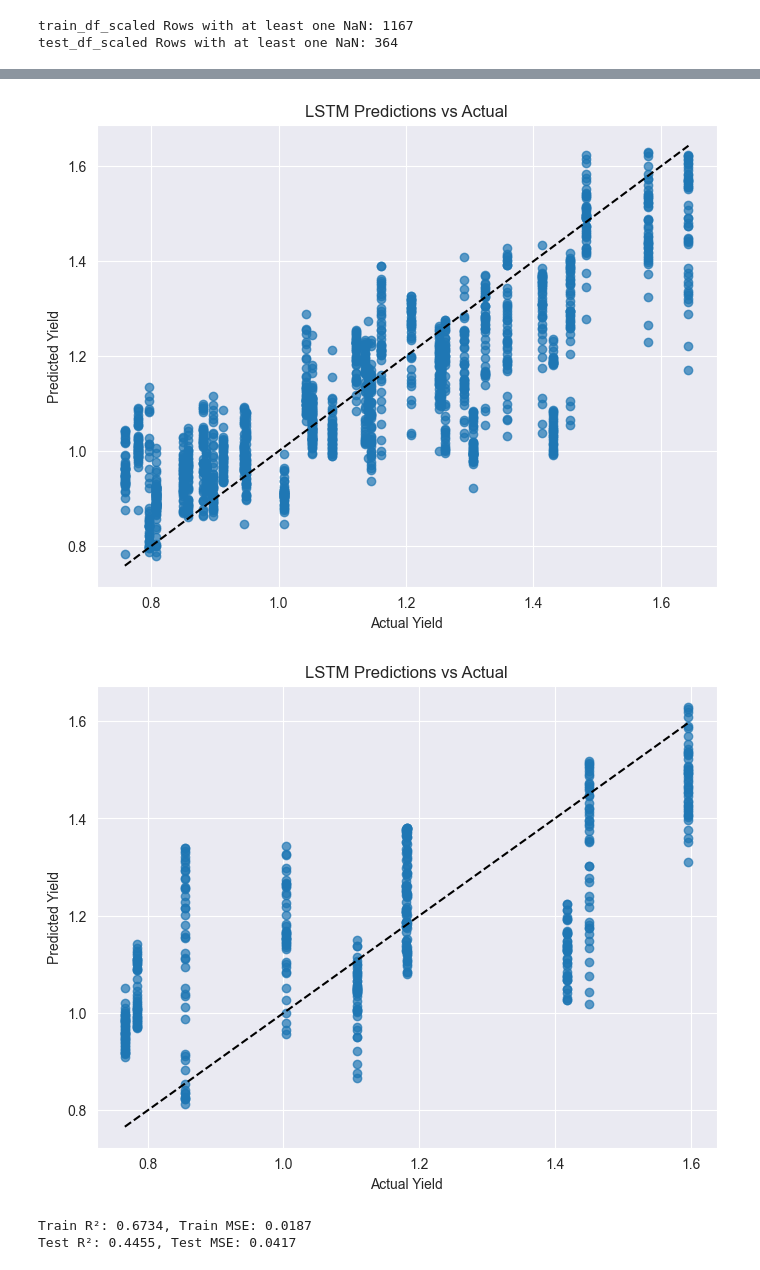
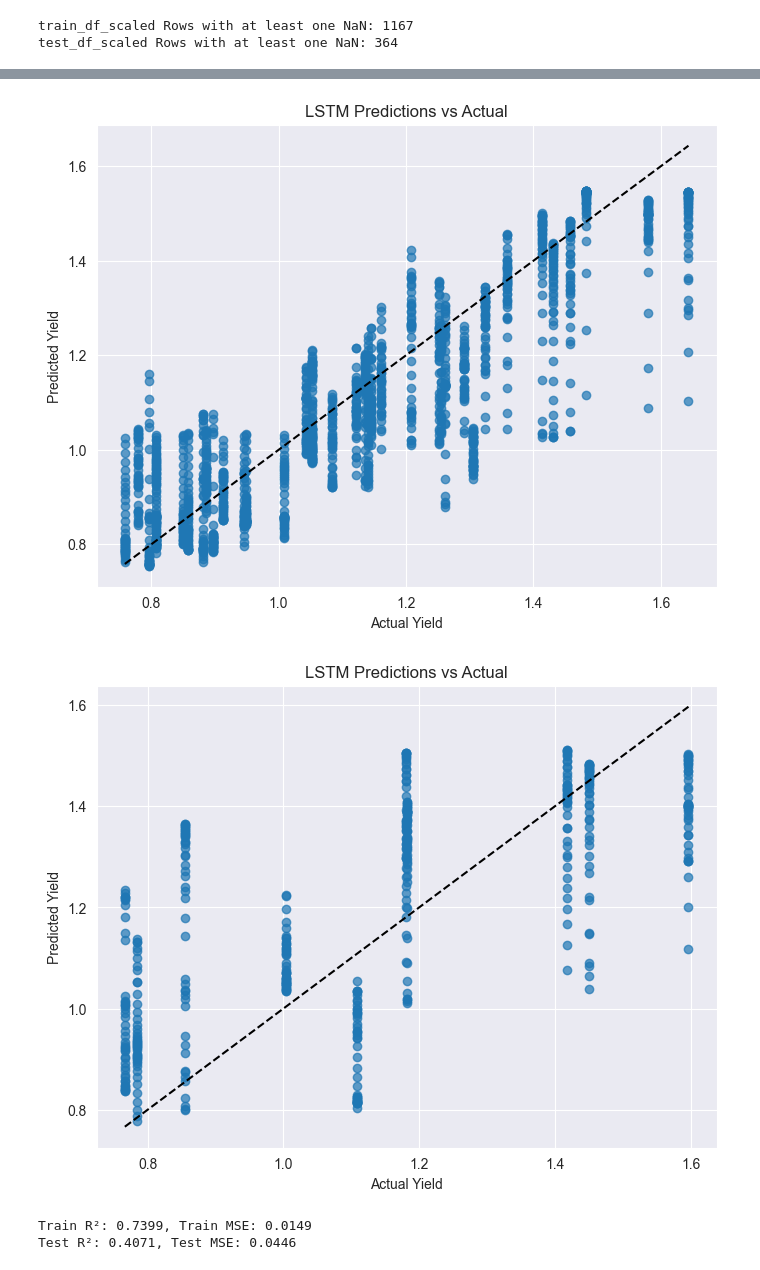
Before and after one commit to lochanamalt/IoT-data-yield-prediction, a Jupyter notebook: gru-pytorch-progressing_window_dataset_v3.ipynb, the cells around one changed output, grey strips where cells are left out. Drawn from its saved outputs; the diff is of its cells as text; code cells hidden in the pictures.

Commit message:
new models

```diff
--- a/gru-pytorch-progressing_window_dataset_v3.ipynb
+++ b/gru-pytorch-progressing_window_dataset_v3.ipynb
@@ -168,7 +168,7 @@ def evaluate_model(model, val_loader, output_variable_scaler, doInverseTransform
     return r2, mse
 # %%
 window_size = 30
-pad_value = -99
+pad_value = 0
 # %%
 
 
@@ -398,7 +401,42 @@ from model_definitions import GRUModel
 # Masking/Length in GRU: False;  Make sure GRU model does not use lengths in the forward function
 # Pad = -99
 # criterion_method = L1 Loss
-best_gru_params = {'hidden_size': 16, 'num_layers': 1, 'dropout': 0.07545645234219177, 'lr': 0.00038890561009715475, 'weight_decay': 0.0007797370352742492, 'batch_size': 16}
+# best_gru_params = {'hidden_size': 16, 'num_layers': 1, 'dropout': 0.07545645234219177, 'lr': 0.00038890561009715475, 'weight_decay': 0.0007797370352742492, 'batch_size': 16}
+
+
+# Best R²: 0.18 not good
+# Dataset: v3
+# Features: All the VIs in v3 dataset
+# Masking/Length in GRU: True;  Make sure GRU model use lengths in the forward function
+# Pad = -99
+# criterion_method = L1 Loss
+# best_gru_params = {'hidden_size': 8, 'num_layers': 2, 'dropout': 0.01882176215855477, 'lr': 0.007580682214882081, 'weight_decay': 1.416934618280146e-06, 'batch_size': 64}
+
+# Best R²: 0.2585 not good
+# Dataset: v3
+# Features: All the VIs in v3 dataset
+# Masking/Length in GRU: True;  Make sure GRU model use lengths in the forward function
+# Pad = 0
+# criterion_method = L1 Loss
+# best_gru_params = {'hidden_size': 8, 'num_layers': 1, 'dropout': 0.47771061284348876, 'lr': 0.007432078216397578, 'weight_decay': 2.757922254289341e-07, 'batch_size': 32}
+
+# Best R²: 0.5396, Test MSE: 0.0347
+# saved as /best_gru_models/best_model_hyper_param_5.pth
+# Dataset: v3
+# Features: All the VIs in v3 dataset
+# Masking/Length in GRU: False;  Make sure GRU model does not use lengths in the forward function
+# Pad = 0
+# criterion_method = L1 Loss
+# best_gru_params = {'hidden_size': 8, 'num_layers': 2, 'dropout': 0.4116615584951404, 'lr': 0.00011452360758206809, 'weight_decay': 2.955054638657815e-08, 'batch_size': 8}
+
+# R²: 0.4071, Test MSE: 0.0446
+# Dataset: v3
+# Features: All the VIs and lepton temperature in v3 dataset
+# Masking/Length in GRU: False;  Make sure GRU model does not use lengths in the forward function
+# Pad = 0
+# criterion_method = L1 Loss
+best_gru_params ={'hidden_size': 8, 'num_layers': 3, 'dropout': 0.45863818572312726, 'lr': 0.0001015529310602788, 'weight_decay': 9.401388985791902e-10, 'batch_size': 16}
+
 
 best_model = GRUModel(
     input_size=len(features),
@@ -463,20 +501,20 @@ plt.show()
 # %%
 # from train_eval_functions import evaluate_model
 
-best_model.load_state_dict(torch.load("best_gru_models/best_model_hyper_param_4.pth", map_location=device))
+best_model.load_state_dict(torch.load("best_model_hyper_param29.pth", map_location=device))
 
 # Training metrics
 r2_train, mse_train = evaluate_model(best_model, train_loader, output_variable_scaler=scaler_y, doInverseTransformScale = True,  plot_pred_vs_true=True)
 # Test metrics
 r2_test, mse_test = evaluate_model(best_model, test_loader, output_variable_scaler=scaler_y, doInverseTransformScale = True,  plot_pred_vs_true=True)
 
 print(f'Train R²: {r2_train:.4f}, Train MSE: {mse_train:.4f}')
 print(f'Test R²: {r2_test:.4f}, Test MSE: {mse_test:.4f}')
 # %% [output]
-[figure, old version]
+[figure, new version]
-[figure, old version]
+[figure, new version]
-Train R²: 0.6734, Train MSE: 0.0187
-Test R²: 0.4455, Test MSE: 0.0417
+Train R²: 0.7399, Train MSE: 0.0149
+Test R²: 0.4071, Test MSE: 0.0446
 # %%
 # save model
 torch.save(best_model, "best_gru_models/best_model_full_4.pth")
```
Also changed, not shown: parts of 2 cells of this notebook, 2 other files.
